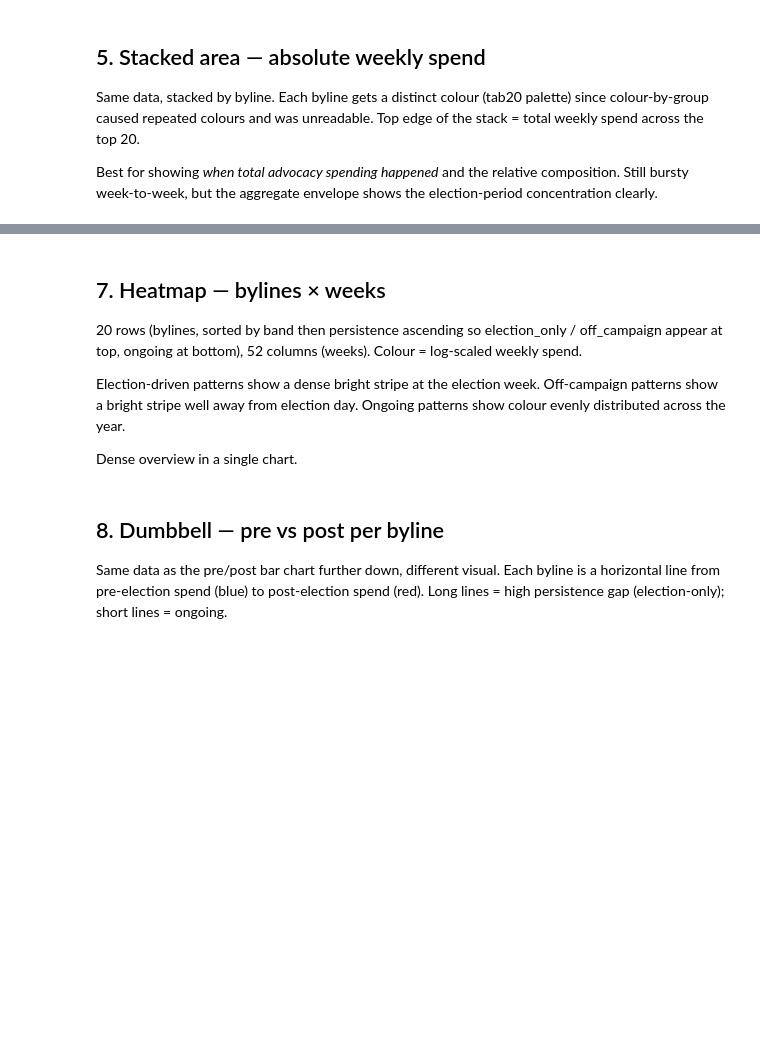
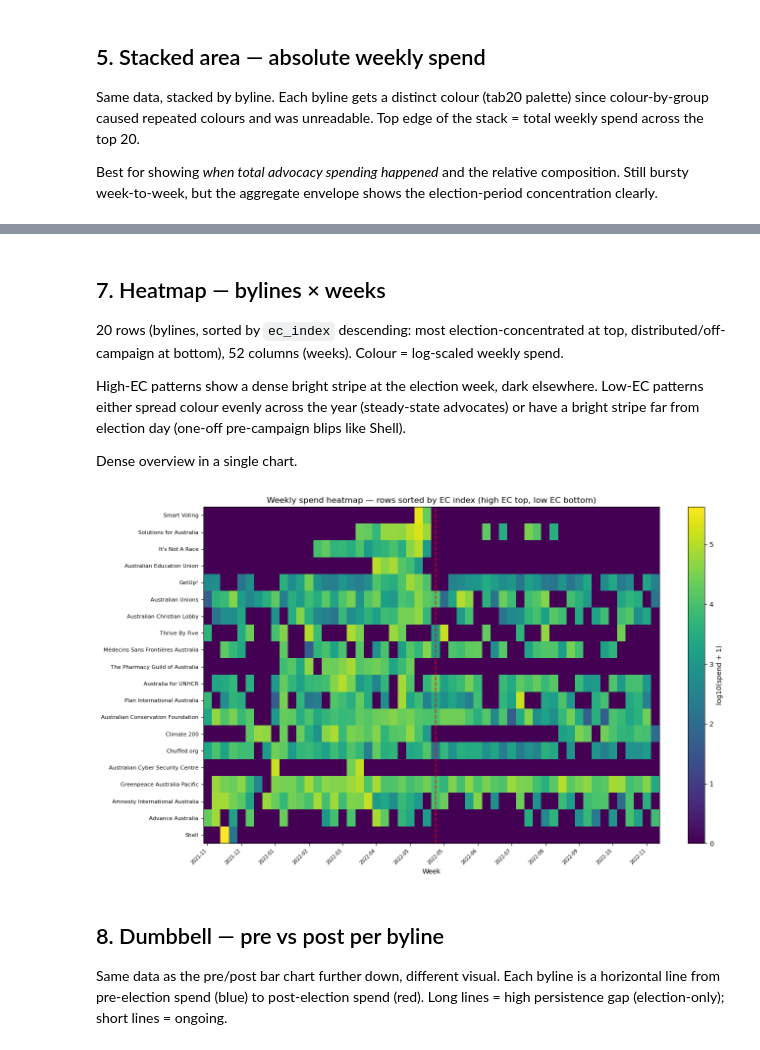
Before and after one commit to stuliveshere/FB_API, a Jupyter notebook: notebooks/05_election_spenders.ipynb, the cells around one changed output, grey strips where cells are left out. Cells and saved outputs as stored; diff of their text form; code cells hidden in the pictures; blank space fills up the shorter version.

```diff
--- a/notebooks/05_election_spenders.ipynb
+++ b/notebooks/05_election_spenders.ipynb
@@ -316,43 +360,45 @@ for band_name in ['election_only', 'transitional', 'ongoing', 'off_campaign']:
 # %% [markdown]
 ## 7. Heatmap — bylines × weeks
 
-20 rows (bylines, sorted by band then persistence ascending so election_only / off_campaign appear at top, ongoing at bottom), 52 columns (weeks). Colour = log-scaled weekly spend.
+20 rows (bylines, sorted by `ec_index` descending: most election-concentrated at top, distributed/off-campaign at bottom), 52 columns (weeks). Colour = log-scaled weekly spend.
 
-Election-driven patterns show a dense bright stripe at the election week. Off-campaign patterns show a bright stripe well away from election day. Ongoing patterns show colour evenly distributed across the year.
+High-EC patterns show a dense bright stripe at the election week, dark elsewhere. Low-EC patterns either spread colour evenly across the year (steady-state advocates) or have a bright stripe far from election day (one-off pre-campaign blips like Shell).
 
 Dense overview in a single chart.
 # %%
 import numpy as np
 
-# Sort by band order (election_only first), then by persistence ascending within band
-# so the most extreme cliff-edge advertisers sit at the top of each band.
-byline_order = top20.sort_values(['band', 'persistence'], ascending=[True, True]) \
+# Sort bylines by EC index descending — high EC (election-concentrated) at top,
+# low EC (distributed / off-campaign) at bottom.
+byline_order = top20.sort_values('ec_index', ascending=False) \
     .reset_index(drop=True)['bylines'].tolist()
 heat = pivot[byline_order].T
 
 # Log-scaled colour with floor to avoid log(0).
 heat_log = np.log10(heat + 1)
 
 fig, ax = plt.subplots(figsize=(14, 8))
 im = ax.imshow(heat_log, aspect='auto', cmap='viridis', interpolation='nearest')
 
 ax.set_yticks(range(len(byline_order)))
 ax.set_yticklabels([b[:40] for b in byline_order], fontsize=8)
 
 week_labels = [w.strftime('%Y-%m') for w in heat.columns]
 ax.set_xticks(range(0, len(heat.columns), 4))
 ax.set_xticklabels(week_labels[::4], rotation=45, ha='right', fontsize=7)
 
 # Election-day marker.
 election_indices = [i for i, w in enumerate(heat.columns) if w >= ELECTION_DATE]
 if election_indices:
     ax.axvline(election_indices[0], color='red', linestyle='--', alpha=0.85, linewidth=1.5)
 
 fig.colorbar(im, ax=ax, label='log10(spend + 1)')
-ax.set_title('Weekly spend heatmap — rows grouped by band (election_only top, ongoing bottom)')
+ax.set_title('Weekly spend heatmap — rows sorted by EC index (high EC top, low EC bottom)')
 ax.set_xlabel('Week')
 plt.tight_layout()
 plt.show()
+# %% [output]
+[figure, added]
 # %% [markdown]
 ## 8. Dumbbell — pre vs post per byline
 
```
Also changed, not shown: parts of 18 cells of this notebook.
